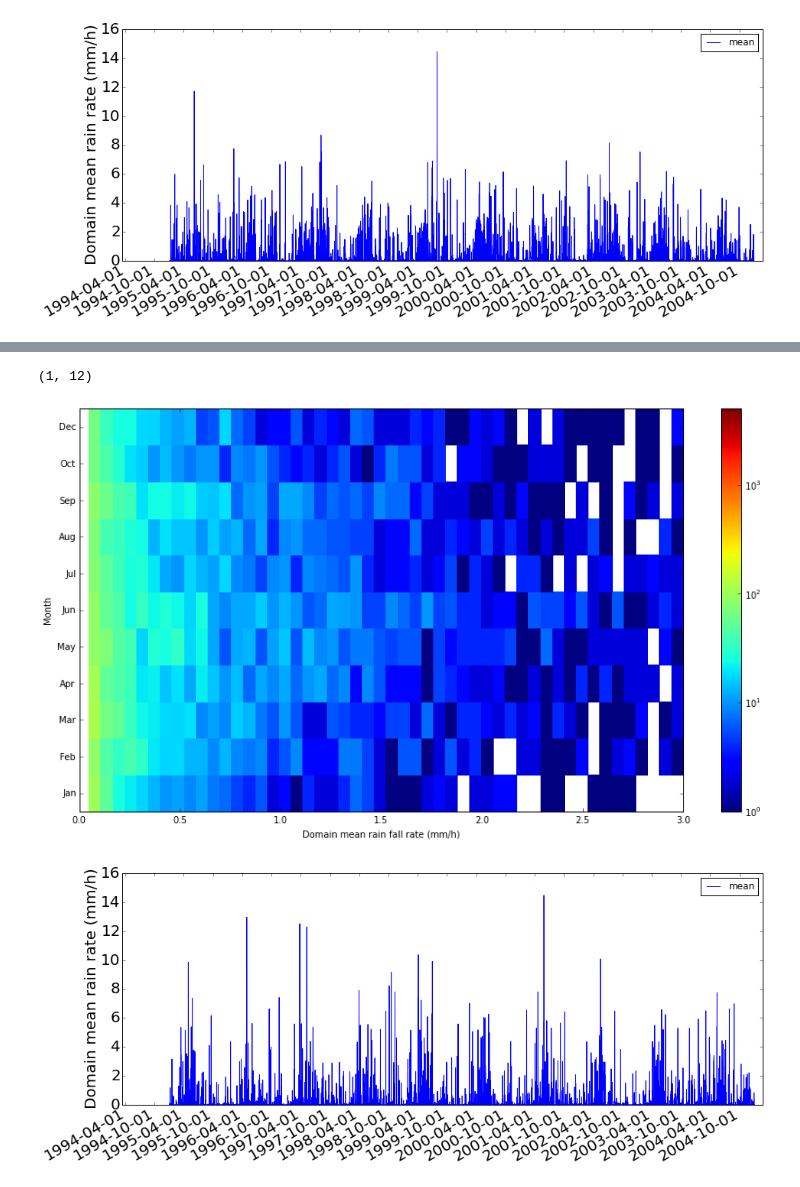
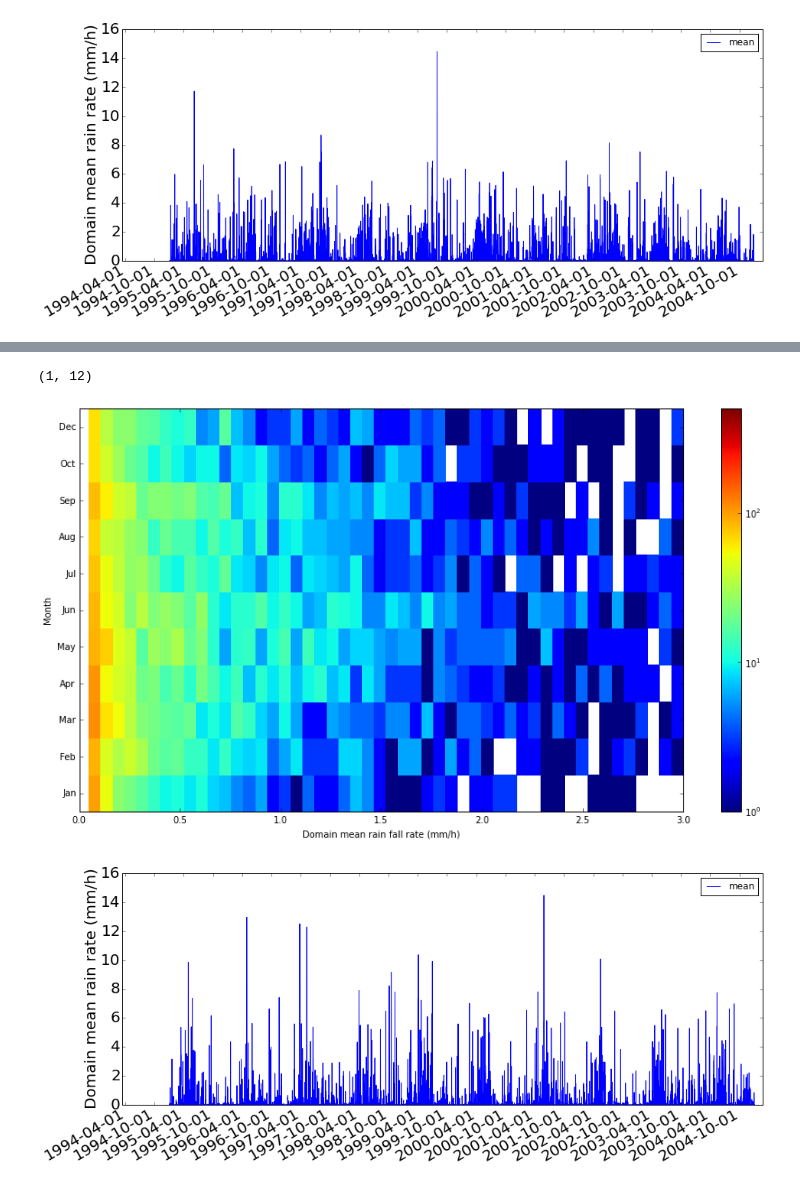
Before and after one commit to scollis/EGU16, a Jupyter notebook: notebooks/Regional model analysis.ipynb, the cells around one changed output, grey strips where cells are left out. Drawn from its saved outputs; the diff is of its cells as text; code cells hidden in the pictures.

```diff
--- a/notebooks/Regional model analysis.ipynb
+++ b/notebooks/Regional model analysis.ipynb
@@ -133,16 +133,16 @@ plt.colorbar()
 # %%
 fig = plt.figure(figsize = [15,8])
-plt.pcolormesh(bine2, months, hist_rf_monthly, norm=LogNorm(vmin=1, vmax=5000))
+plt.pcolormesh(bine2, months, hist_rf_monthly, norm=LogNorm(vmin=1, vmax=500))
 plt.ylabel('Month')
 plt.xlabel('Domain mean rain fall rate (mm/h)')
 
 plt.colorbar()
 montext = ['Jan', 'Feb', 'Mar', 'Apr', 'May', 'Jun', 'Jul', 'Aug', 'Sep','Oct', 'Dec']
 mty = plt.yticks(months + 0.5, montext)
 plt.ylim([1,12])
 # %% [output]
 (1, 12)
-[figure, old version]
+[figure, new version]
 # %%
 all_rains_ncep, all_times_ncep = \
            concat_rgcm('/data/jialiwang/WRF-NCEP/', ['rain_exp', 'rain_con'])
```
Also changed, not shown: parts of 5 cells of this notebook.
